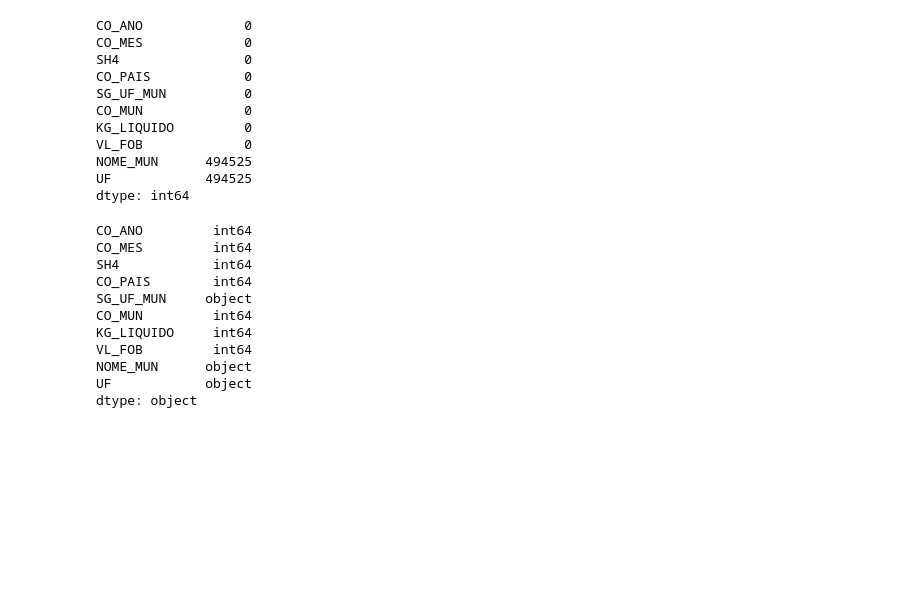
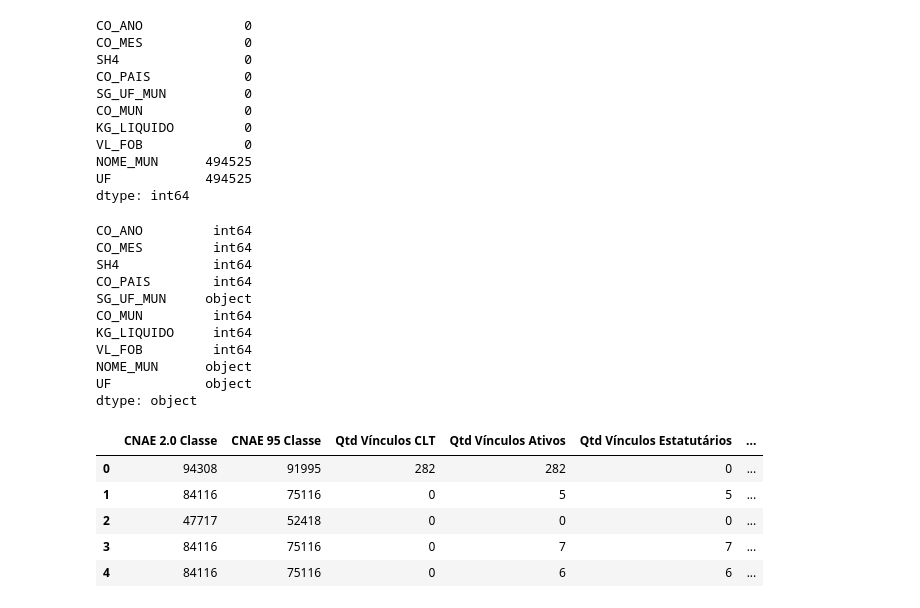
Before and after one commit to Manuelevaristo/inp_exp_municipios_PR2023, a Jupyter notebook: filtro.ipynb, the cells around one changed output. Cells and saved outputs as stored; diff of their text form; code cells hidden in the pictures; blank space fills up the shorter version.

Commit message:
vinculos ativos

```diff
--- a/filtro.ipynb
+++ b/filtro.ipynb
@@ -285,3 +285,15 @@ df_exportacao_parana.to_csv("data/EXP_MUN_PR_2023_limpo.csv", index=False, sep='
 # %%
 # Salvar o DataFrame limpo em um novo arquivo CSV
 df_importacao_parana.to_csv("data/IMP_MUN_PR_2023_limpo.csv", index=False, sep=';', encoding='latin1')
+# %%
+# Lê o arquivo CSV com separador de ponto e vírgula
+df_txt = pd.read_csv("/home/manuel-finda/Documentos/seic/inp_exp_municipios_PR2023-main/data/RAIS_ESTAB_PUB_PR_2023_limpo.csv", sep=';', encoding='latin1')
+# %%
+df_txt.head()
+# %% [output]
+|  | CNAE 2.0 Classe | CNAE 95 Classe | Qtd Vínculos CLT | Qtd Vínculos Ativos | Qtd Vínculos Estatutários | ... |
+| 0 | 94308 | 91995 | 282 | 282 | 0 | ... |
+| 1 | 84116 | 75116 | 0 | 5 | 5 | ... |
+| 2 | 47717 | 52418 | 0 | 0 | 0 | ... |
+| 3 | 84116 | 75116 | 0 | 7 | 7 | ... |
+| 4 | 84116 | 75116 | 0 | 6 | 6 | ... |
```
Also changed, not shown: parts of 22 cells of this notebook, 7 other files.
